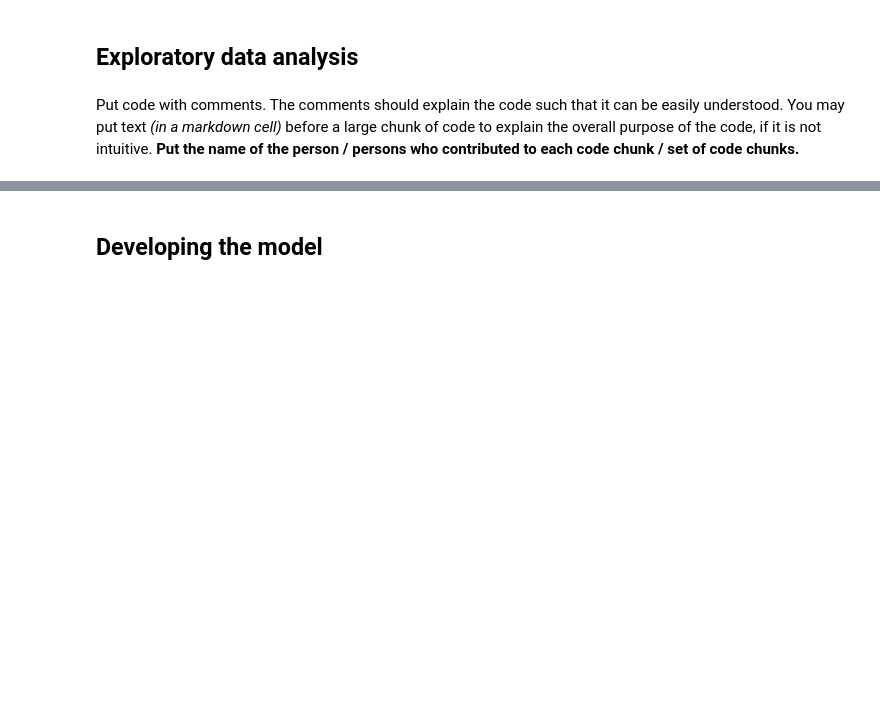
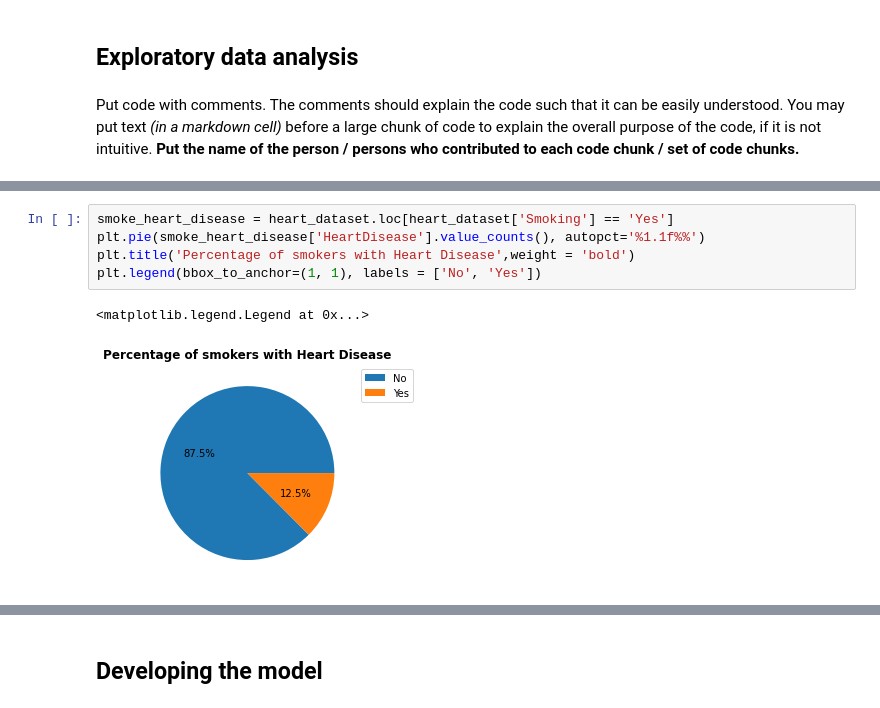
Before and after one commit to JerayuT/Group-5-WQ23-Data-Science, a Jupyter notebook: Project Code Template.ipynb, the cells around one changed output, grey strips where cells are left out. Saved outputs shown, nothing was run; the diff lists cells and outputs as text; blank space fills up the shorter version.

```diff
--- a/Project Code Template.ipynb
+++ b/Project Code Template.ipynb
@@ -329,0 +389,8 @@ Put code with comments. The comments should explain the code such that it can be
+# %%
+smoke_heart_disease = heart_dataset.loc[heart_dataset['Smoking'] == 'Yes']
+plt.pie(smoke_heart_disease['HeartDisease'].value_counts(), autopct='%1.1f%%')
+plt.title('Percentage of smokers with Heart Disease',weight = 'bold')
+plt.legend(bbox_to_anchor=(1, 1), labels = ['No', 'Yes'])
+# %% [output]
+<matplotlib.legend.Legend at 0x...>
+[figure, added]
```
Also changed, not shown: parts of 71 cells of this notebook.
